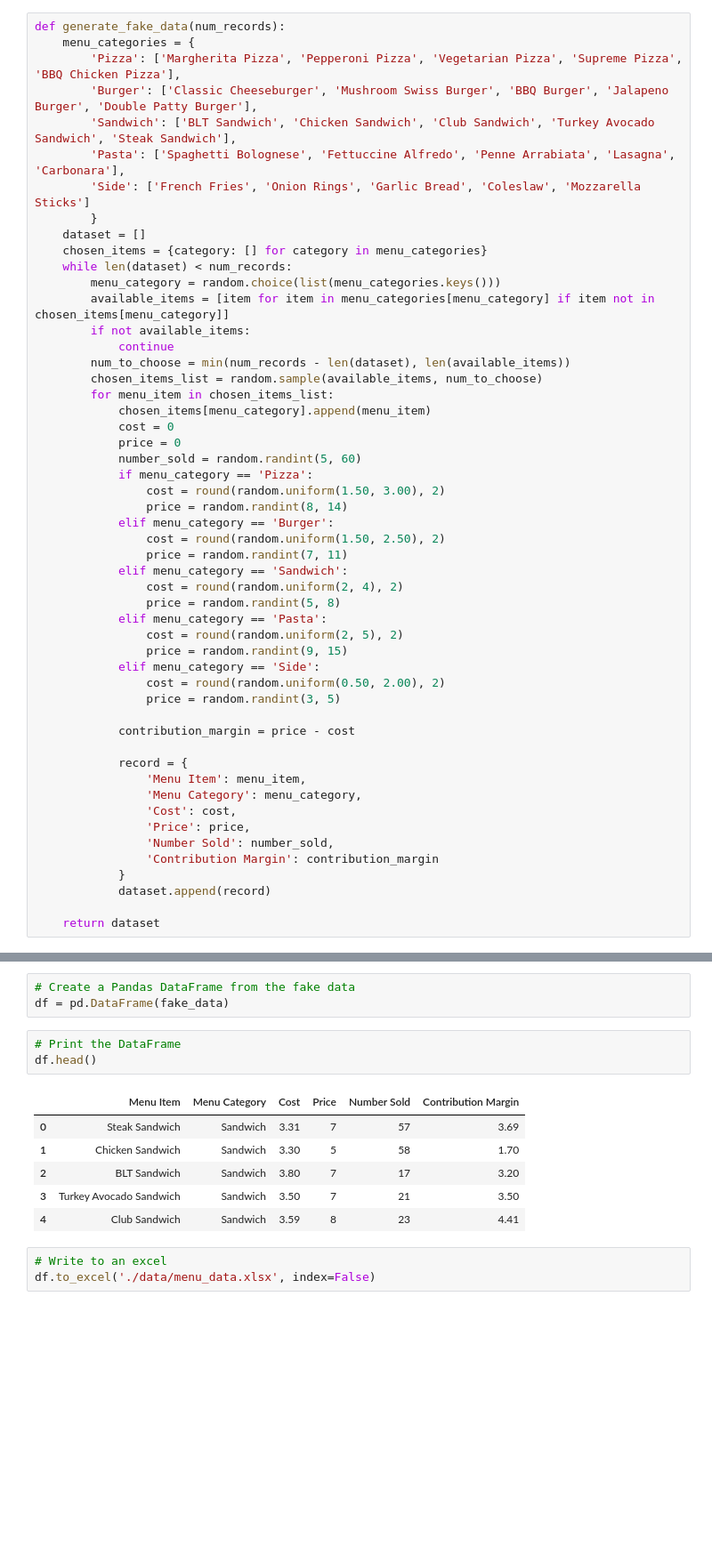
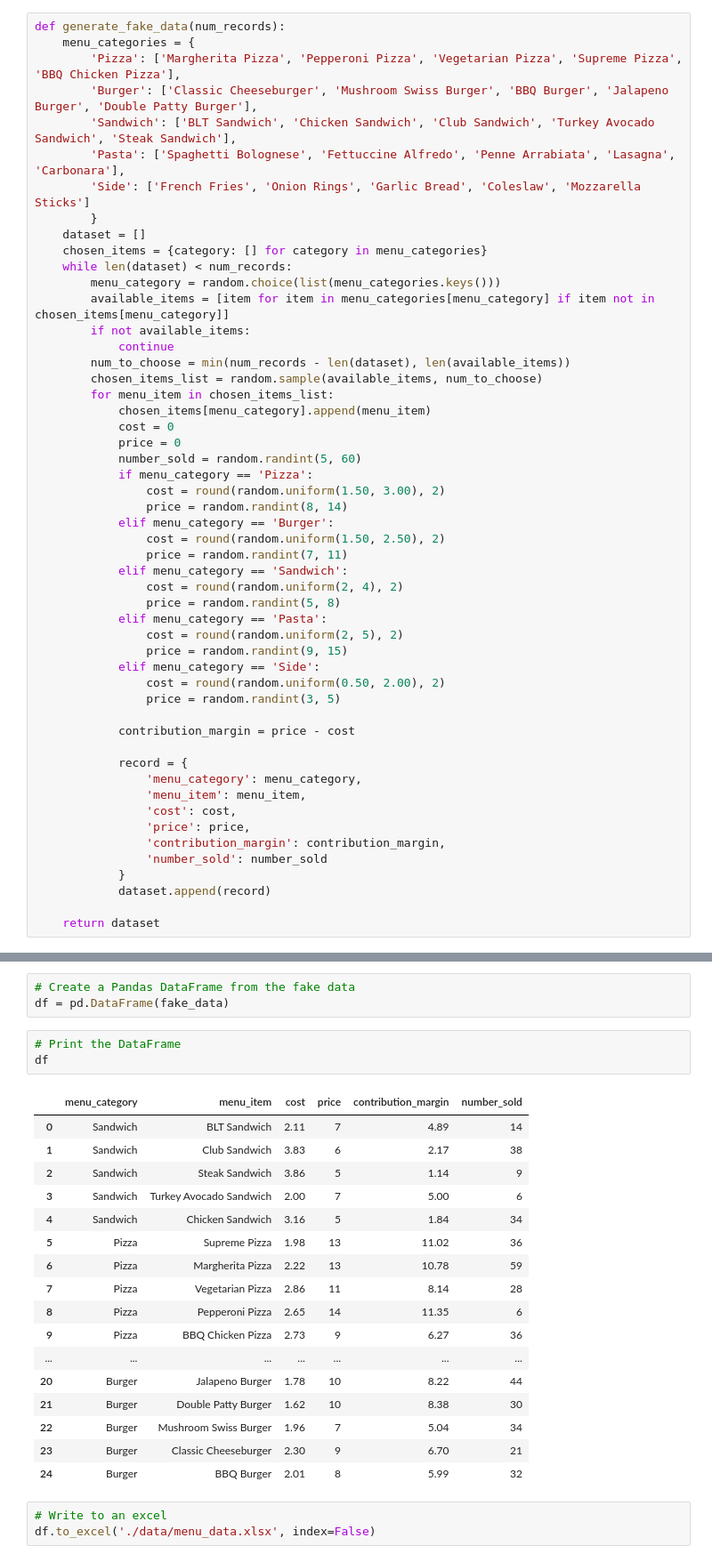
Before and after one commit to phaberman/menuphi, a Jupyter notebook: fake_dataset.ipynb, the cells around one changed output, grey strips where cells are left out. Shown at 89% size. Cells and saved outputs as stored; diff of their text form; blank space fills up the shorter version.

```diff
--- a/fake_dataset.ipynb
+++ b/fake_dataset.ipynb
@@ -46,12 +46,12 @@ def generate_fake_data(num_records):
             contribution_margin = price - cost
 
             record = {
-                'Menu Item': menu_item,
-                'Menu Category': menu_category,
-                'Cost': cost,
-                'Price': price,
-                'Number Sold': number_sold,
-                'Contribution Margin': contribution_margin
+                'menu_category': menu_category,
+                'menu_item': menu_item,
+                'cost': cost,
+                'price': price,
+                'contribution_margin': contribution_margin,
+                'number_sold': number_sold
             }
             dataset.append(record)
 
@@ -64,14 +64,25 @@ fake_data = generate_fake_data(25)
 df = pd.DataFrame(fake_data)
 # %%
 # Print the DataFrame
-df.head()
+df
 # %% [output]
-|  | Menu Item | Menu Category | Cost | Price | Number Sold | Contribution Margin |
-| 0 | Steak Sandwich | Sandwich | 3.31 | 7 | 57 | 3.69 |
-| 1 | Chicken Sandwich | Sandwich | 3.30 | 5 | 58 | 1.70 |
-| 2 | BLT Sandwich | Sandwich | 3.80 | 7 | 17 | 3.20 |
-| 3 | Turkey Avocado Sandwich | Sandwich | 3.50 | 7 | 21 | 3.50 |
-| 4 | Club Sandwich | Sandwich | 3.59 | 8 | 23 | 4.41 |
+|  | menu_category | menu_item | cost | price | contribution_margin | number_sold |
+| 0 | Sandwich | BLT Sandwich | 2.11 | 7 | 4.89 | 14 |
+| 1 | Sandwich | Club Sandwich | 3.83 | 6 | 2.17 | 38 |
+| 2 | Sandwich | Steak Sandwich | 3.86 | 5 | 1.14 | 9 |
+| 3 | Sandwich | Turkey Avocado Sandwich | 2.00 | 7 | 5.00 | 6 |
+| 4 | Sandwich | Chicken Sandwich | 3.16 | 5 | 1.84 | 34 |
+| 5 | Pizza | Supreme Pizza | 1.98 | 13 | 11.02 | 36 |
+| 6 | Pizza | Margherita Pizza | 2.22 | 13 | 10.78 | 59 |
+| 7 | Pizza | Vegetarian Pizza | 2.86 | 11 | 8.14 | 28 |
+| 8 | Pizza | Pepperoni Pizza | 2.65 | 14 | 11.35 | 6 |
+| 9 | Pizza | BBQ Chicken Pizza | 2.73 | 9 | 6.27 | 36 |
+| ... | ... | ... | ... | ... | ... | ... |
+| 20 | Burger | Jalapeno Burger | 1.78 | 10 | 8.22 | 44 |
+| 21 | Burger | Double Patty Burger | 1.62 | 10 | 8.38 | 30 |
+| 22 | Burger | Mushroom Swiss Burger | 1.96 | 7 | 5.04 | 34 |
+| 23 | Burger | Classic Cheeseburger | 2.30 | 9 | 6.70 | 21 |
+| 24 | Burger | BBQ Burger | 2.01 | 8 | 5.99 | 32 |
 # %%
 # Write to an excel
 df.to_excel('./data/menu_data.xlsx', index=False)
```
Also changed, not shown: parts of 1 cell of this notebook, 5 other files.
